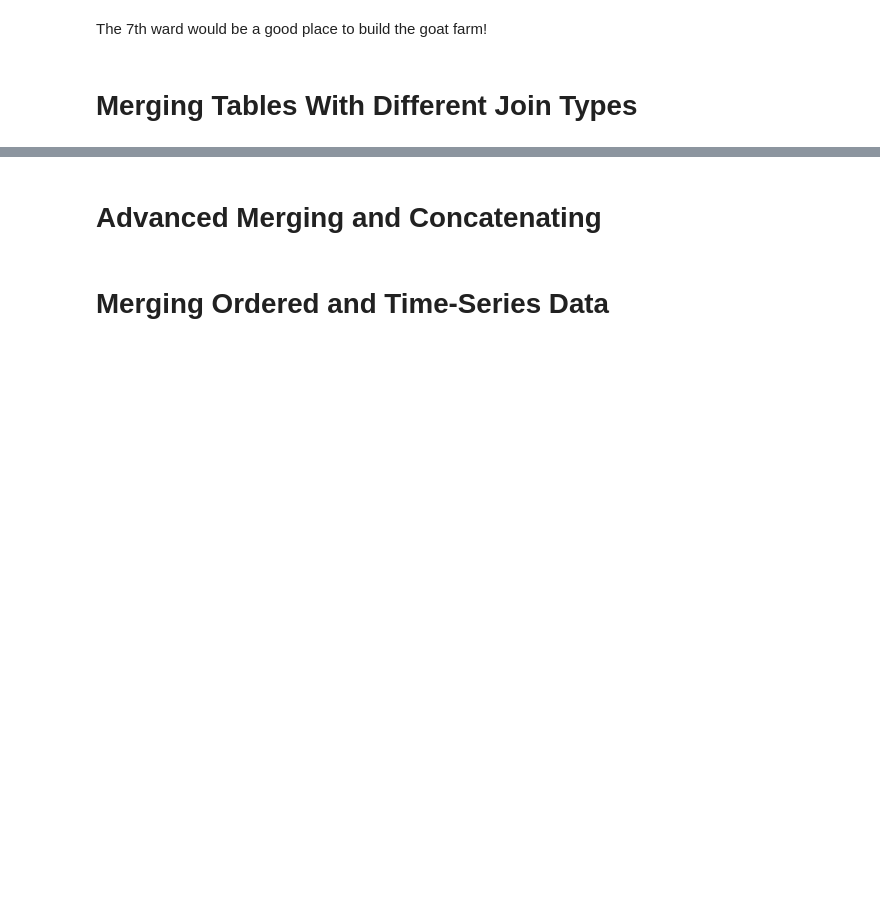
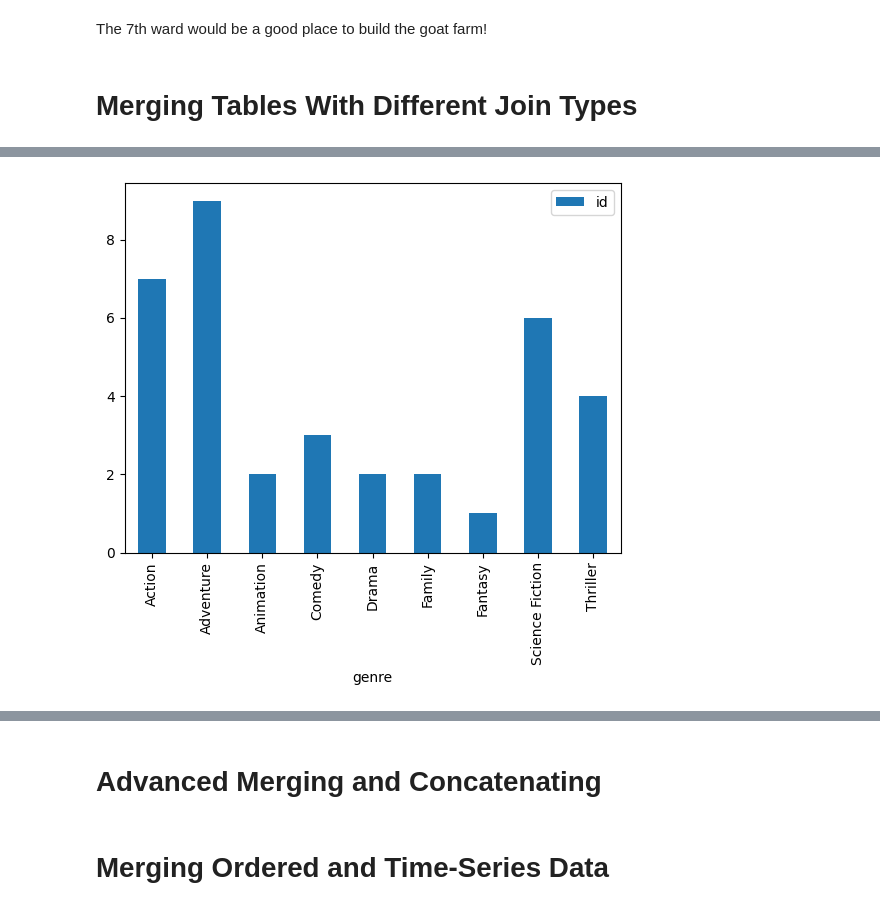
Before and after one commit to rashmishreev/the-data-repository, a Jupyter notebook: data-science-python/pandas/joining-data-pandas.ipynb, the cells around one changed output, grey strips where cells are left out. Cells and saved outputs as stored; diff of their text form; code cells hidden in the pictures; blank space fills up the shorter version.

Commit message:
left join and right join pandas

```diff
--- a/data-science-python/pandas/joining-data-pandas.ipynb
+++ b/data-science-python/pandas/joining-data-pandas.ipynb
@@ -360,0 +447,3 @@ The 7th ward would be a good place to build the goat farm!
+# %%
+tv_genre = pd.read_pickle("../data/pandas_datasets/pandas-joins/movie_to_genres.p")
+tv_genre.head(2)
@@ -360,0 +529,4 @@ The 7th ward would be a good place to build the goat farm!
+# %%
+# the top 10 most popular movies in the movies table have been selected assigned to pop_movies dataframe
+pop_movies = movies.sort_values(by='popularity', ascending=False).head(10).reset_index(drop=True)
+pop_movies
@@ -360,0 +545,4 @@ The 7th ward would be a good place to build the goat farm!
+# %%
+# merging pop_movies with tv_genre using right join to get the genres of the top 10 popular movies
+genres_movies = tv_genre.merge(pop_movies, how='right', left_on='movie_id', right_on='id')
+genres_movies.head(5)
@@ -360,0 +556,4 @@ The 7th ward would be a good place to build the goat farm!
+# %%
+# counting the number of popular movies
+genre_count = genres_movies.groupby('genre').agg({'id':'count'})
+genre_count
@@ -360,0 +572,7 @@ The 7th ward would be a good place to build the goat farm!
+# %%
+# Plot a bar chart of the genre_count
+import matplotlib.pyplot as plt
+genre_count.plot(kind='bar')
+plt.show()
+# %% [output]
+[figure, added]
```
Also changed, not shown: parts of 27 cells of this notebook, 4 other files.
